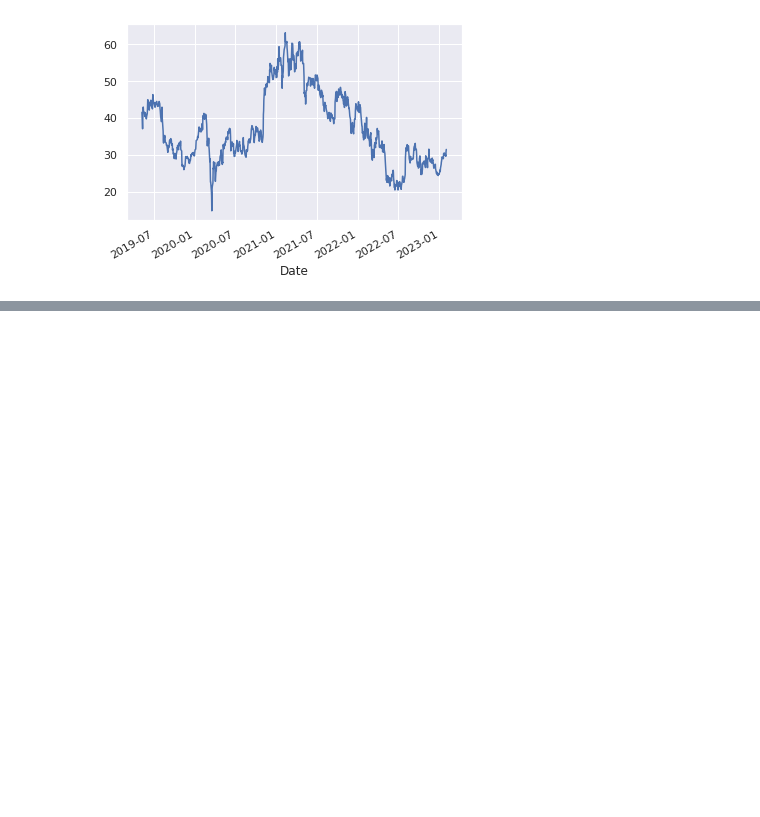
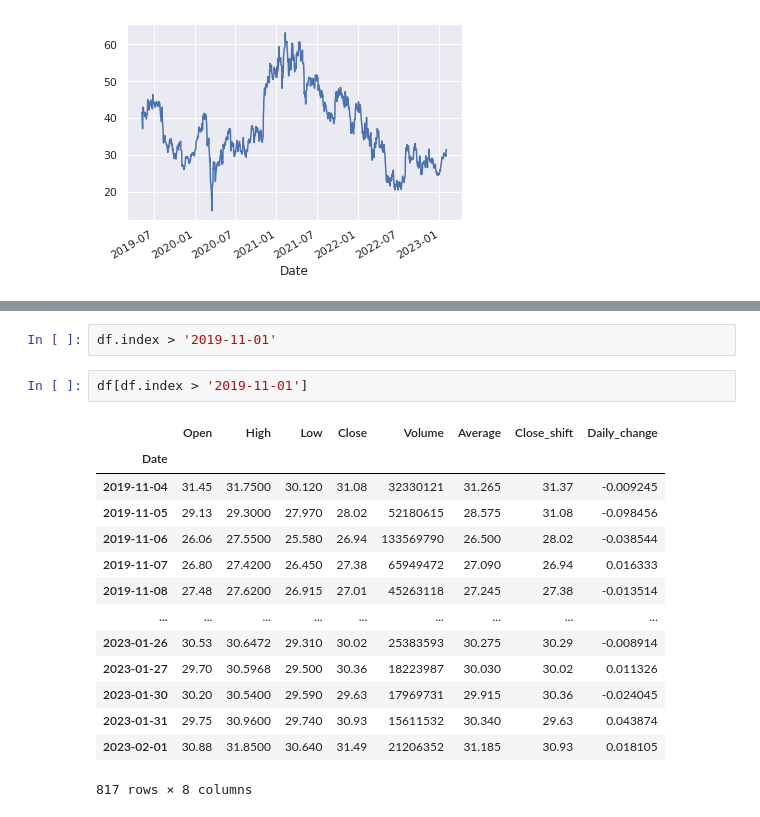
Before and after one commit to czyz-patryk/dataScience, a Jupyter notebook: dane_gieldowe.ipynb, the cells around one changed output, grey strips where cells are left out. Cells and saved outputs as stored; diff of their text form; blank space fills up the shorter version.

```diff
--- a/dane_gieldowe.ipynb
+++ b/dane_gieldowe.ipynb
@@ -399,0 +499,19 @@ df.Close.plot()
+# %%
+df.index > '2019-11-01'
+# %%
+df[df.index > '2019-11-01']
+# %% [output]
+|  | Open | High | Low | Close | Volume | Average | Close_shift | Daily_change |
+| Date |  |  |  |  |  |  |  |  |
+| 2019-11-04 | 31.45 | 31.7500 | 30.120 | 31.08 | 32330121 | 31.265 | 31.37 | -0.009245 |
+| 2019-11-05 | 29.13 | 29.3000 | 27.970 | 28.02 | 52180615 | 28.575 | 31.08 | -0.098456 |
+| 2019-11-06 | 26.06 | 27.5500 | 25.580 | 26.94 | 133569790 | 26.500 | 28.02 | -0.038544 |
+| 2019-11-07 | 26.80 | 27.4200 | 26.450 | 27.38 | 65949472 | 27.090 | 26.94 | 0.016333 |
+| 2019-11-08 | 27.48 | 27.6200 | 26.915 | 27.01 | 45263118 | 27.245 | 27.38 | -0.013514 |
+| ... | ... | ... | ... | ... | ... | ... | ... | ... |
+| 2023-01-26 | 30.53 | 30.6472 | 29.310 | 30.02 | 25383593 | 30.275 | 30.29 | -0.008914 |
+| 2023-01-27 | 29.70 | 30.5968 | 29.500 | 30.36 | 18223987 | 30.030 | 30.02 | 0.011326 |
+| 2023-01-30 | 30.20 | 30.5400 | 29.590 | 29.63 | 17969731 | 29.915 | 30.36 | -0.024045 |
+| 2023-01-31 | 29.75 | 30.9600 | 29.740 | 30.93 | 15611532 | 30.340 | 29.63 | 0.043874 |
+| 2023-02-01 | 30.88 | 31.8500 | 30.640 | 31.49 | 21206352 | 31.185 | 30.93 | 0.018105 |
+817 rows × 8 columns
```
Also changed, not shown: parts of 12 cells of this notebook.
